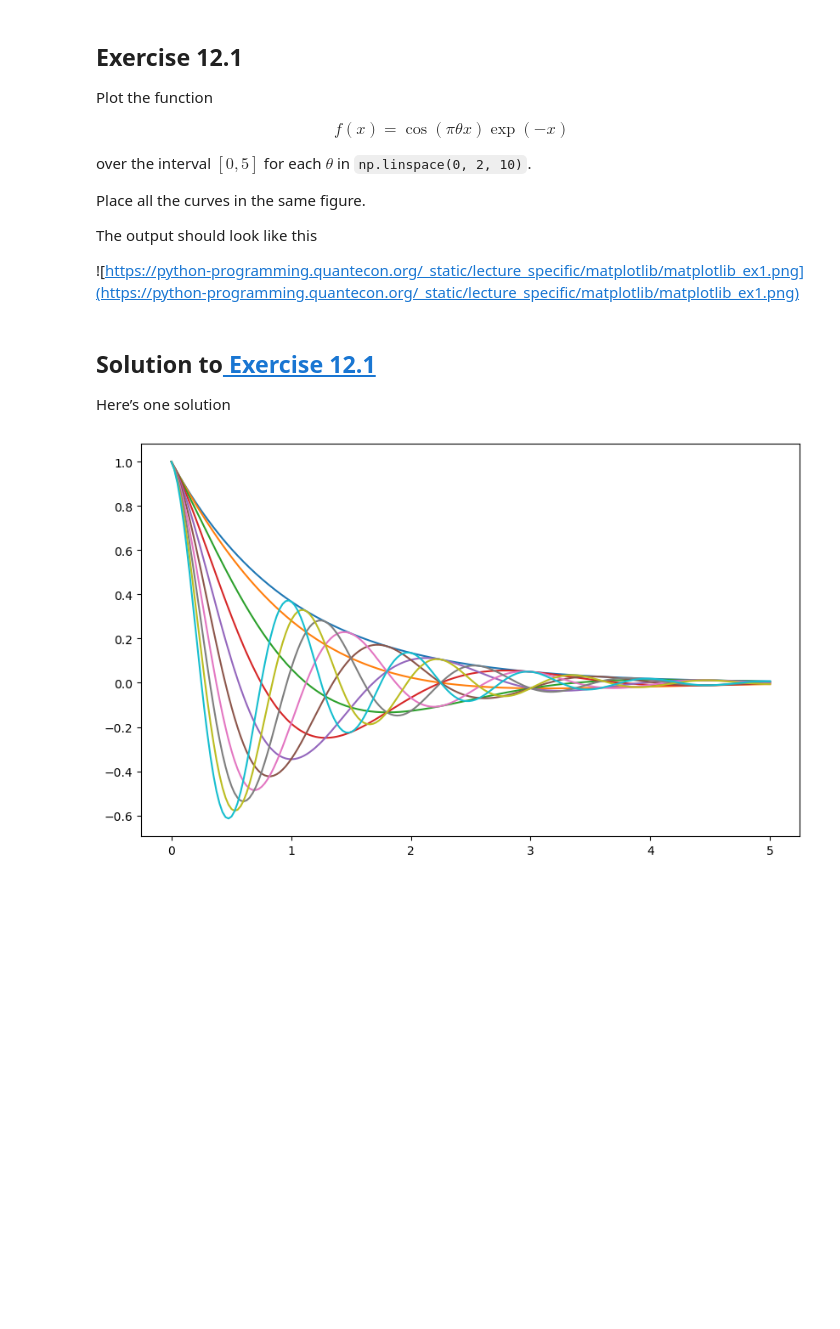
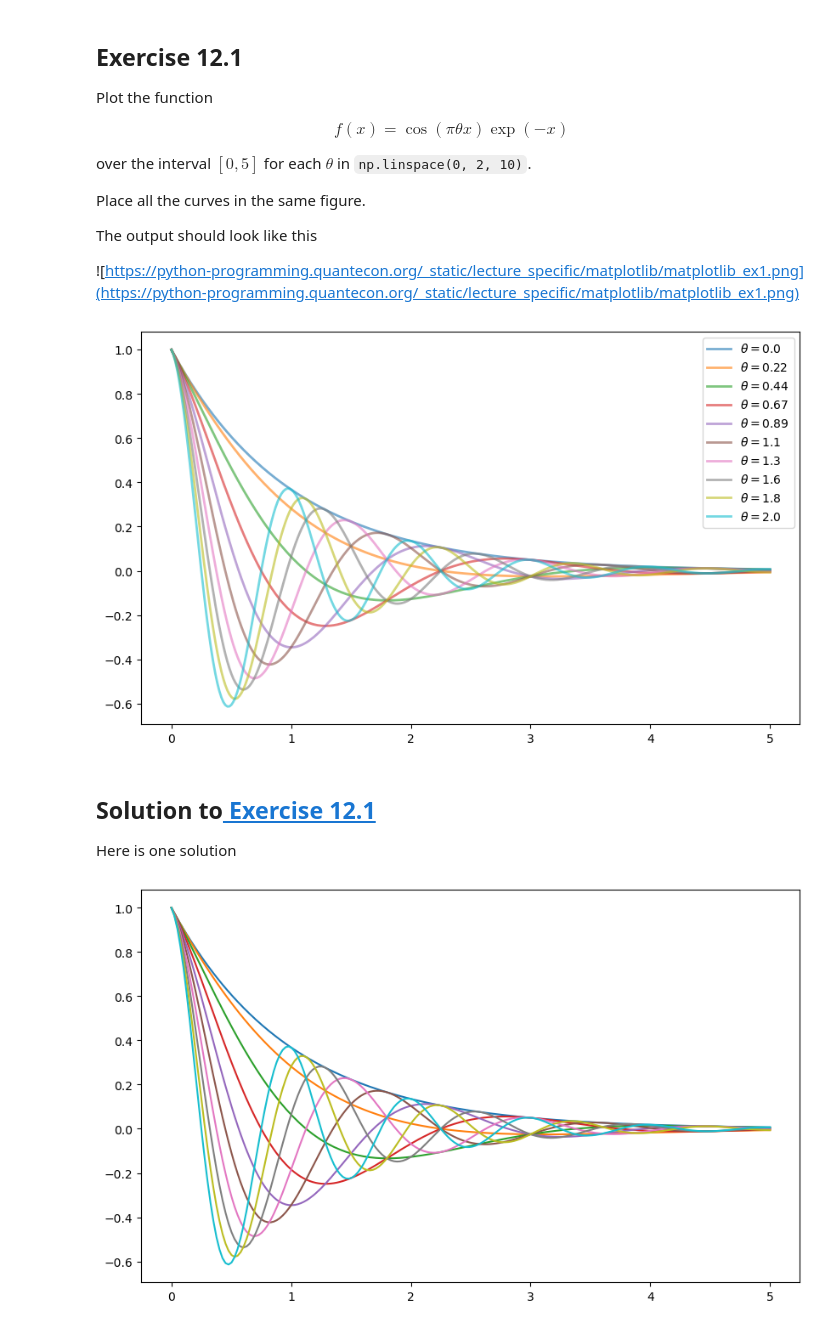
Before and after one commit to LiminMHuang/lecture-python-programming.myst, a Jupyter notebook: lectures/lecture12_matplotlib.ipynb, the cells around one changed output. Saved outputs shown, nothing was run; the diff lists cells and outputs as text; code cells hidden in the pictures; blank space fills up the shorter version.

```diff
--- a/lectures/lecture12_matplotlib.ipynb
+++ b/lectures/lecture12_matplotlib.ipynb
@@ -444,10 +444,24 @@ Place all the curves in the same figure.
 The output should look like this
 
 ![https://python-programming.quantecon.org/_static/lecture_specific/matplotlib/matplotlib_ex1.png](https://python-programming.quantecon.org/_static/lecture_specific/matplotlib/matplotlib_ex1.png)
+# %%
+fig, ax = plt.subplots()
+theta = np.linspace(0, 2, 10)
+x = np.linspace(0, 5, 300)
+
+for i in range(len(theta)):
+    y = np.cos(np.pi * theta[i] * x) * np.exp(- x)
+    current_label = rf'$ \theta = {theta[i]:.2} $'
+    ax.plot(x, y, linewidth=2, alpha=0.6, label=current_label)
+
+ax.legend()
+plt.show()
+# %% [output]
+[figure, added]
 # %% [markdown]
 ## Solution to[ Exercise 12.1](https://python-programming.quantecon.org/#mpl_ex1)
 
-Here’s one solution
+Here is one solution
 # %%
 def f(x, θ):
     return np.cos(np.pi * θ * x ) * np.exp(- x)
```
Also changed, not shown: parts of 20 cells of this notebook, 1 other file.
